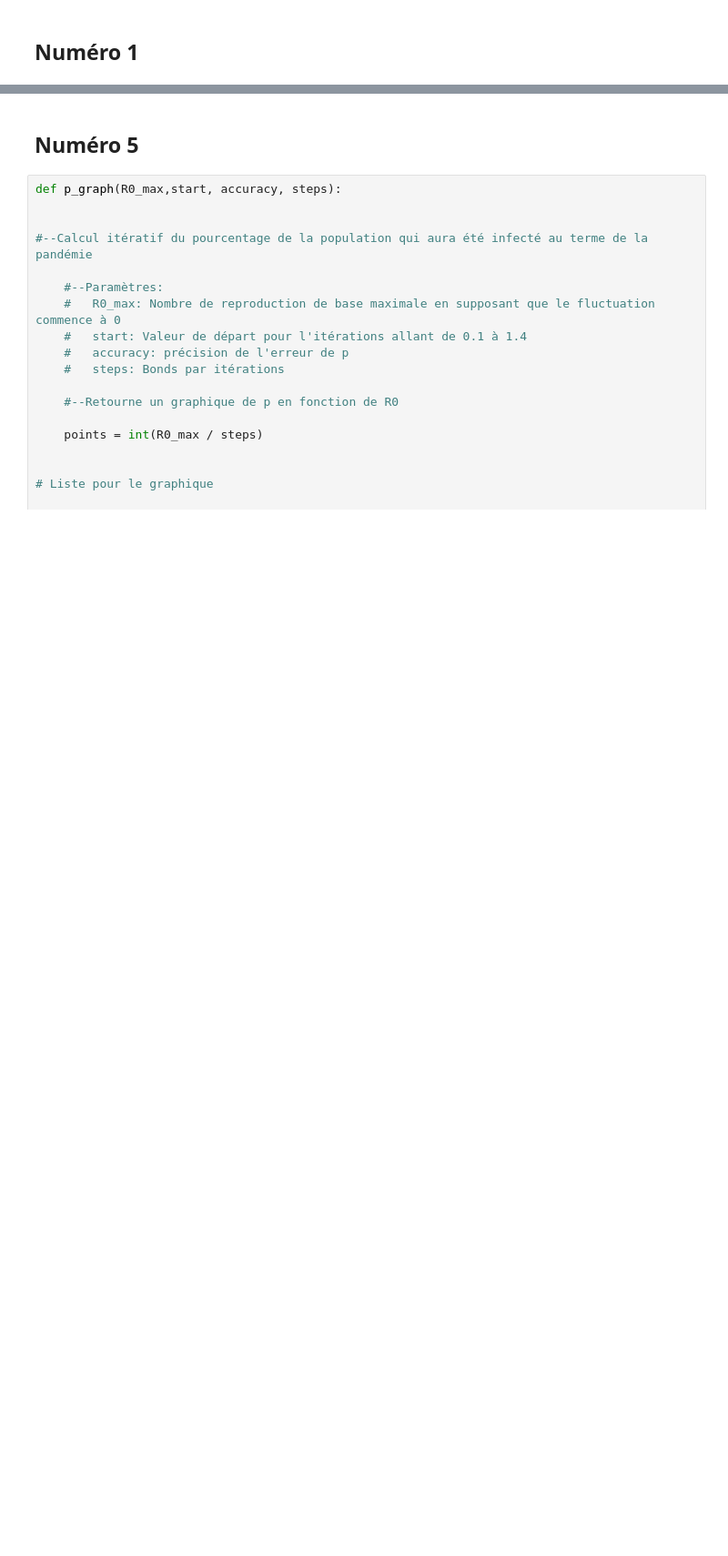
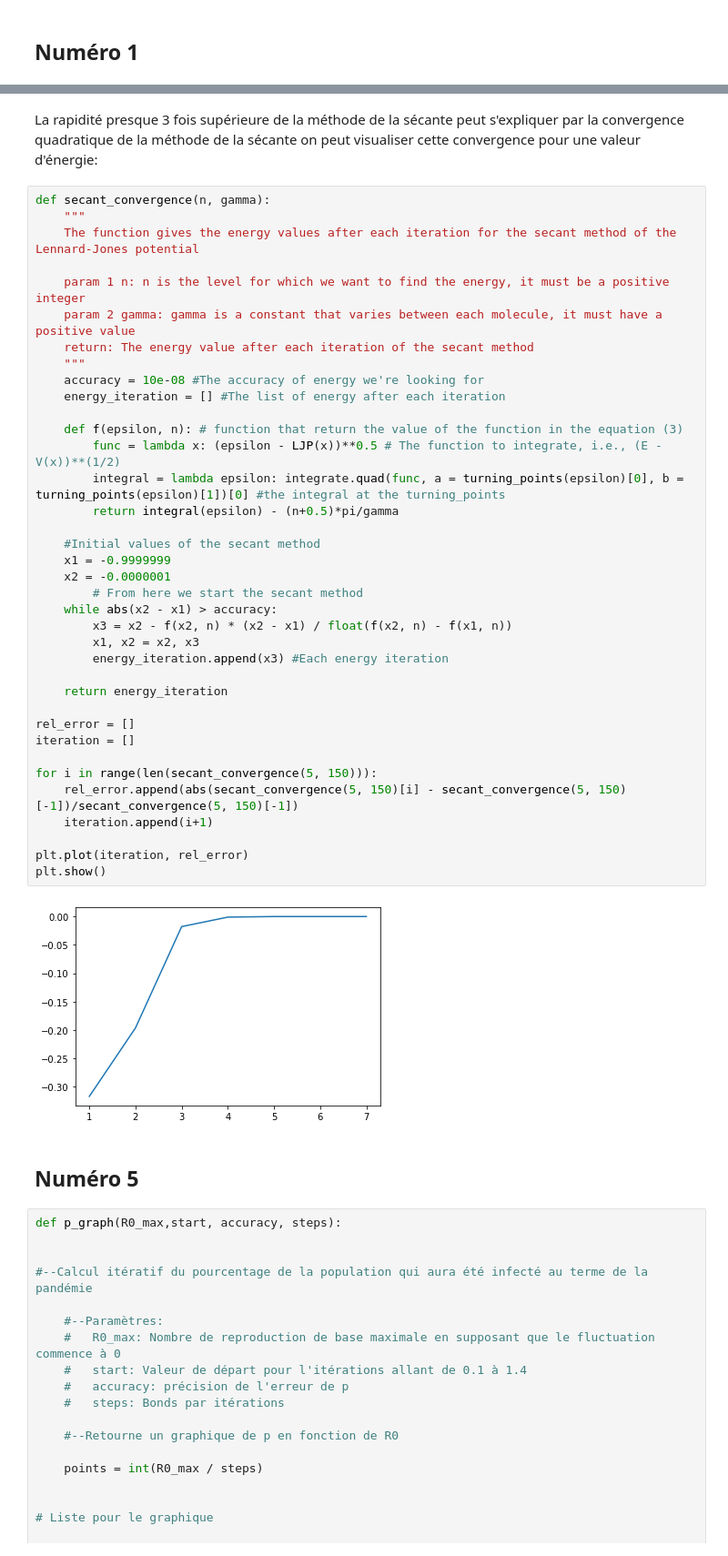
Before and after one commit to essheh/PHYZ_NUM, a Jupyter notebook: TP2/TP2_Boissinnot_Gaudreault_LessardH.ipynb, the cells around one changed output, grey strips where cells are left out. Shown at 91% size. Drawn from its saved outputs; the diff is of its cells as text; blank space fills up the shorter version.

```diff
--- a/TP2/TP2_Boissinnot_Gaudreault_LessardH.ipynb
+++ b/TP2/TP2_Boissinnot_Gaudreault_LessardH.ipynb
@@ -21,3 +179,44 @@ from pylab import plot, show, xlabel, ylabel, grid
+# %% [markdown]
+La rapidité presque 3 fois supérieure de la méthode de la sécante peut s'expliquer par la convergence quadratique de la méthode de la sécante on peut visualiser cette convergence pour une valeur d'énergie:
+# %%
+def secant_convergence(n, gamma):
+    """
+    The function gives the energy values after each iteration for the secant method of the Lennard-Jones potential
+
+    param 1 n: n is the level for which we want to find the energy, it must be a positive integer
+    param 2 gamma: gamma is a constant that varies between each molecule, it must have a positive value
+    return: The energy value after each iteration of the secant method
+    """
+    accuracy = 10e-08 #The accuracy of energy we're looking for
+    energy_iteration = [] #The list of energy after each iteration
+
+    def f(epsilon, n): # function that return the value of the function in the equation (3)
+        func = lambda x: (epsilon - LJP(x))**0.5 # The function to integrate, i.e., (E - V(x))**(1/2)
+        integral = lambda epsilon: integrate.quad(func, a = turning_points(epsilon)[0], b = turning_points(epsilon)[1])[0] #the integral at the turning_points
+        return integral(epsilon) - (n+0.5)*pi/gamma
+
+    #Initial values of the secant method
+    x1 = -0.9999999
+    x2 = -0.0000001
+        # From here we start the secant method
+    while abs(x2 - x1) > accuracy:
+        x3 = x2 - f(x2, n) * (x2 - x1) / float(f(x2, n) - f(x1, n))
+        x1, x2 = x2, x3
+        energy_iteration.append(x3) #Each energy iteration
+
+    return energy_iteration
+
+rel_error = []
+iteration = []
+
+for i in range(len(secant_convergence(5, 150))):
+    rel_error.append(abs(secant_convergence(5, 150)[i] - secant_convergence(5, 150)[-1])/secant_convergence(5, 150)[-1])
+    iteration.append(i+1)
+
+plt.plot(iteration, rel_error)
+plt.show()
+# %% [output]
+[figure, added]
 # %% [markdown]
 ## Numéro 5
 # %%
```
Also changed, not shown: parts of 14 cells of this notebook, 2 other files.
